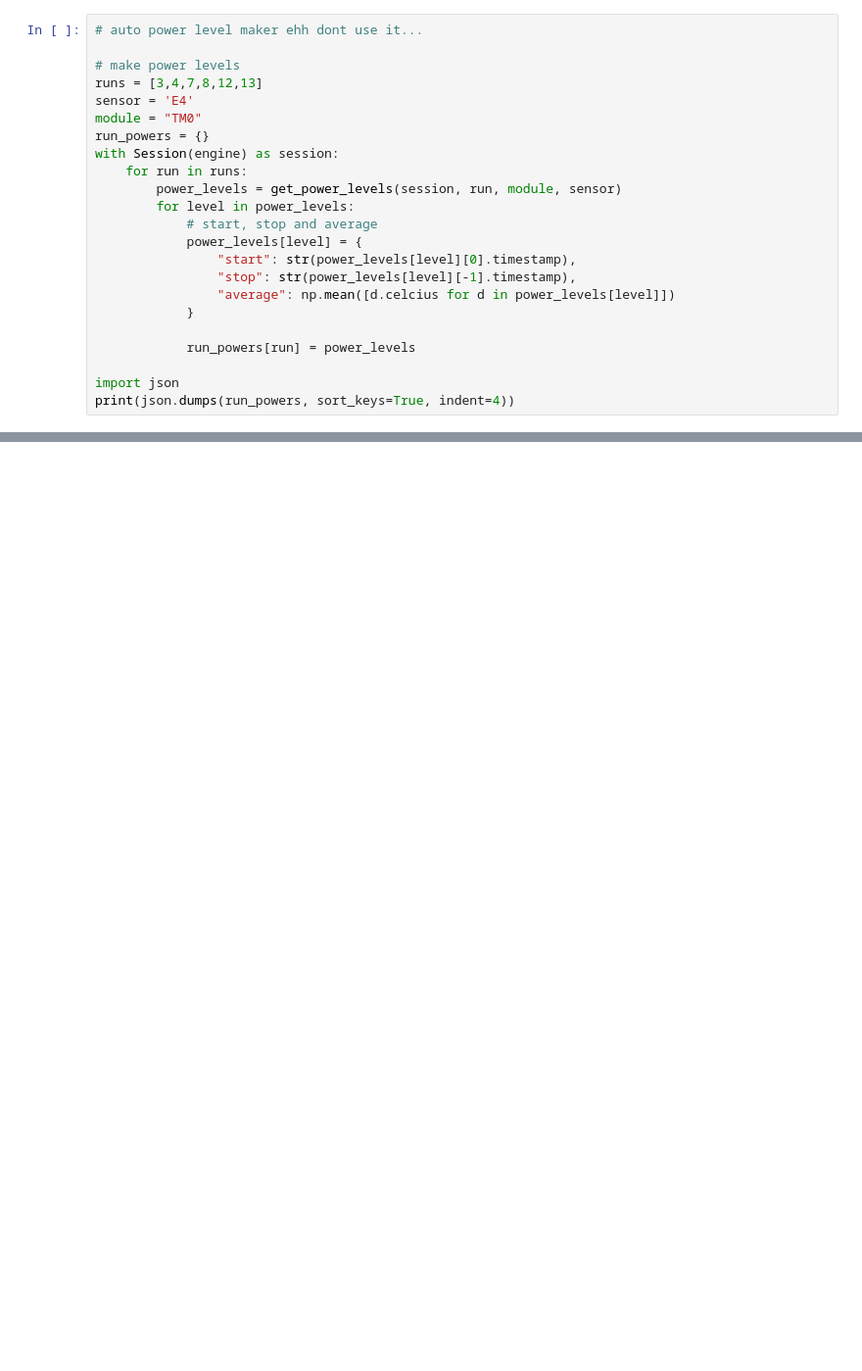
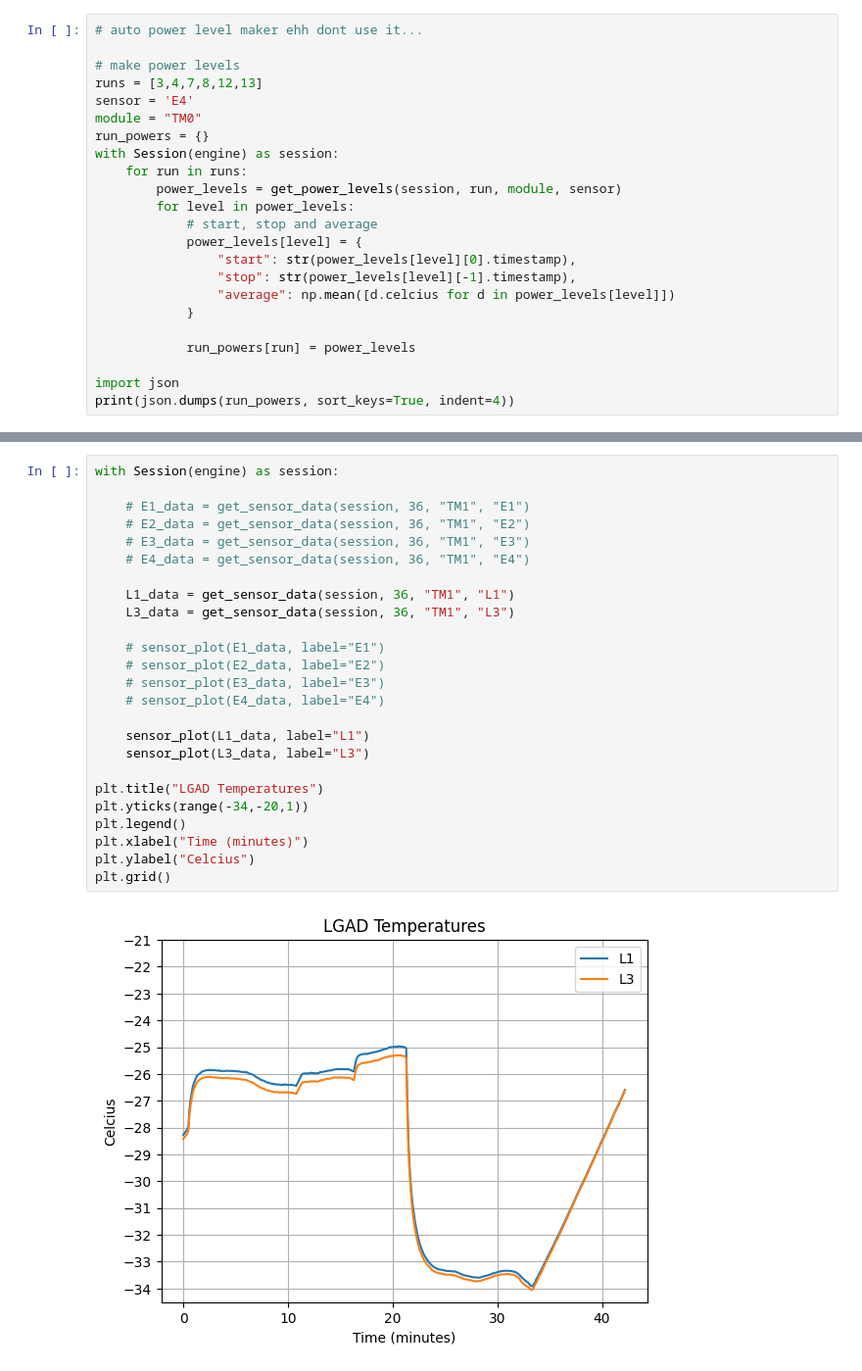
Before and after one commit to bu-etl/module_thermal_mockup, a Jupyter notebook: analysis/TM1_solder_plate.ipynb, the cells around one changed output, grey strips where cells are left out. Shown: that part at 98% size. Drawn from its saved outputs; the diff is of its cells as text; blank space fills up the shorter version.

```diff
--- a/analysis/TM1_solder_plate.ipynb
+++ b/analysis/TM1_solder_plate.ipynb
@@ -249,0 +315,27 @@ print(json.dumps(run_powers, sort_keys=True, indent=4))
+# %%
+with Session(engine) as session:
+
+    # E1_data = get_sensor_data(session, 36, "TM1", "E1")
+    # E2_data = get_sensor_data(session, 36, "TM1", "E2")
+    # E3_data = get_sensor_data(session, 36, "TM1", "E3")
+    # E4_data = get_sensor_data(session, 36, "TM1", "E4")
+
+    L1_data = get_sensor_data(session, 36, "TM1", "L1")
+    L3_data = get_sensor_data(session, 36, "TM1", "L3")
+
+    # sensor_plot(E1_data, label="E1")
+    # sensor_plot(E2_data, label="E2")
+    # sensor_plot(E3_data, label="E3")
+    # sensor_plot(E4_data, label="E4")
+
+    sensor_plot(L1_data, label="L1")
+    sensor_plot(L3_data, label="L3")
+
+plt.title("LGAD Temperatures")
+plt.yticks(range(-34,-20,1))
+plt.legend()
+plt.xlabel("Time (minutes)")
+plt.ylabel("Celcius")
+plt.grid()
+# %% [output]
+[figure, added]
```
Also changed, not shown: parts of 3 cells of this notebook.
